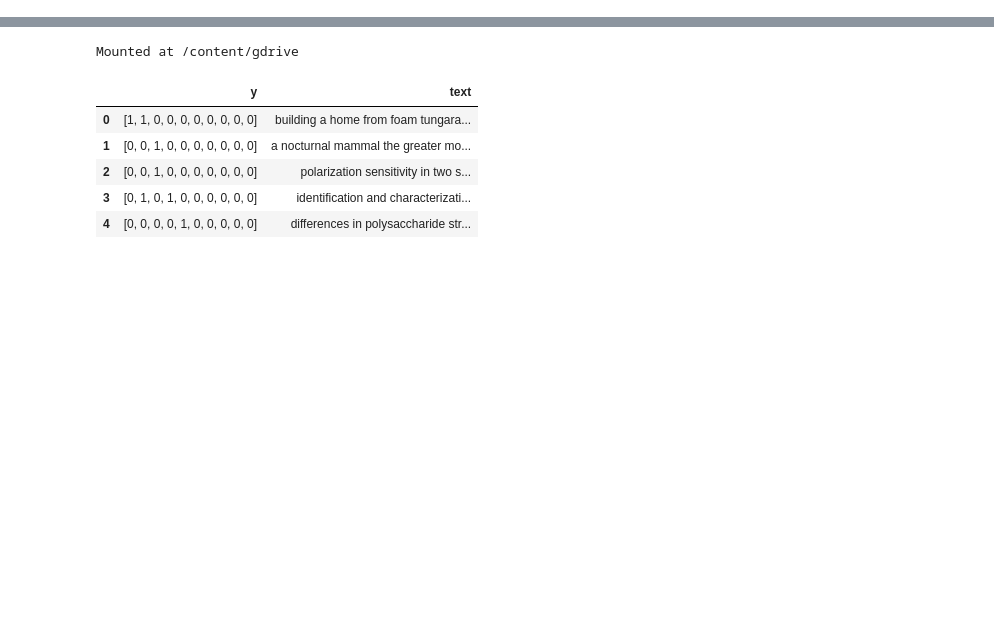
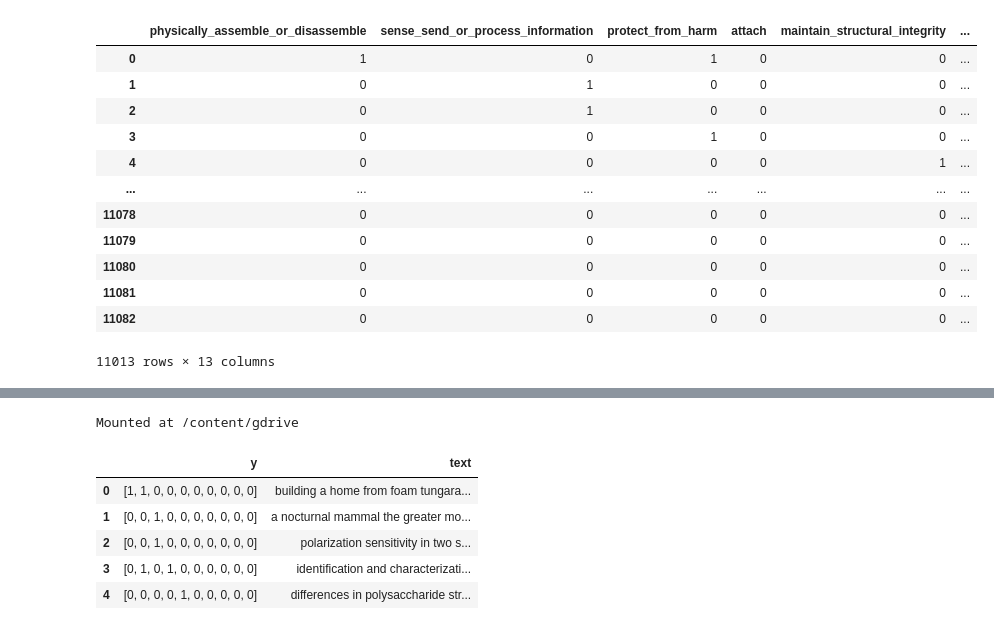
Before and after one commit to nasa-petal/search-engine, a Jupyter notebook: data-exploration-and-cleaning.ipynb, the cells around one changed output, grey strips where cells are left out. Cells and saved outputs as stored; diff of their text form; code cells hidden in the pictures; blank space fills up the shorter version.

```diff
--- a/data-exploration-and-cleaning.ipynb
+++ b/data-exploration-and-cleaning.ipynb
@@ -172,33 +309,42 @@ df.head()
 # %%
 # create our ground truth matrix D x T where row indexes are the paper MAGIDS, and the columns are the topics. A 1 means the paper had the label in the ground truth data, a 0 means it didn't.
 from IPython.core.debugger import set_trace
-labels = ['physically_assemble_or_disassemble',
-          'protect_from_harm',
-          'sense_send_or_process_information',
-          'chemically_modify_or_change_energy_state',
-          'maintain_structural_integrity',
-          'attach',
-          'move',
-          'process_resources',
-          'sustain_ecological_community',
-          'change_size_or_color']
 
-for label in labels:
+for label in lvl1_labels:
   df[label] = 0
 
-y_true = []
+y_true_lvl1 = []
 
 for idx, sequence in df.iterrows():
   row = []
-  for label in labels:
+  for label in lvl1_labels:
     if (label in sequence['level1']):
       df.at[idx,label] = 1
       row.append(1)
     else:
       row.append(0)
-  y_true.append(row)
+  y_true_lvl1.append(row)
 
 # add a column to our dataframe to hold our ground truth labels.
-df['y'] = y_true
+df['y_lvl1'] = y_true_lvl1
+
+for label in leaf_labels:
+  df[label] = 0
+
+y_true_leaves = []
+
+for idx, sequence in df.iterrows():
+  row = []
+  for label in leaf_labels:
+    if (label in sequence['level2']) or (label in sequence['level3']):
+      df.at[idx,label] = 1
+      row.append(1)
+    else:
+      row.append(0)
+  y_true_leaves.append(row)
+
+# add a column to our dataframe to hold our ground truth labels.
+df['y_leaves'] = y_true_leaves
+
 df.head()
 # %% [output]
@@ -286,6 +459,6 @@ plt.show()
 # %%
 # Drop all non-feature columns
-non_feat = ['mag', 'venue_mag', 'author', 'reference', 'venue', 'level1', 'abstract_full', 'title_full']
+non_feat = ['mag', 'venue_mag', 'author', 'reference', 'venue', 'level1', 'level2', 'level3', 'abstract_full', 'title_full', 'isBiomimicry']
 df.drop(non_feat, axis=1, inplace=True)
 df.head()
 # %% [output]
@@ -292,0 +472,18 @@ KeyError: ignored
+# %%
+df_lvl1 = df.drop(leaf_labels + ['y_leaves'], axis=1)
+df_lvl1 = df_lvl1.rename(columns={"y_lvl1": "y"})
+df_lvl1
+# %% [output]
+|  | physically_assemble_or_disassemble | sense_send_or_process_information | protect_from_harm | attach | maintain_structural_integrity | ... |
+| 0 | 1 | 0 | 1 | 0 | 0 | ... |
+| 1 | 0 | 1 | 0 | 0 | 0 | ... |
+| 2 | 0 | 1 | 0 | 0 | 0 | ... |
+| 3 | 0 | 0 | 1 | 0 | 0 | ... |
+| 4 | 0 | 0 | 0 | 0 | 1 | ... |
+| ... | ... | ... | ... | ... | ... | ... |
+| 11078 | 0 | 0 | 0 | 0 | 0 | ... |
+| 11079 | 0 | 0 | 0 | 0 | 0 | ... |
+| 11080 | 0 | 0 | 0 | 0 | 0 | ... |
+| 11081 | 0 | 0 | 0 | 0 | 0 | ... |
+| 11082 | 0 | 0 | 0 | 0 | 0 | ... |
+11013 rows × 13 columns
```
Also changed, not shown: parts of 13 cells of this notebook, 5 other files.
